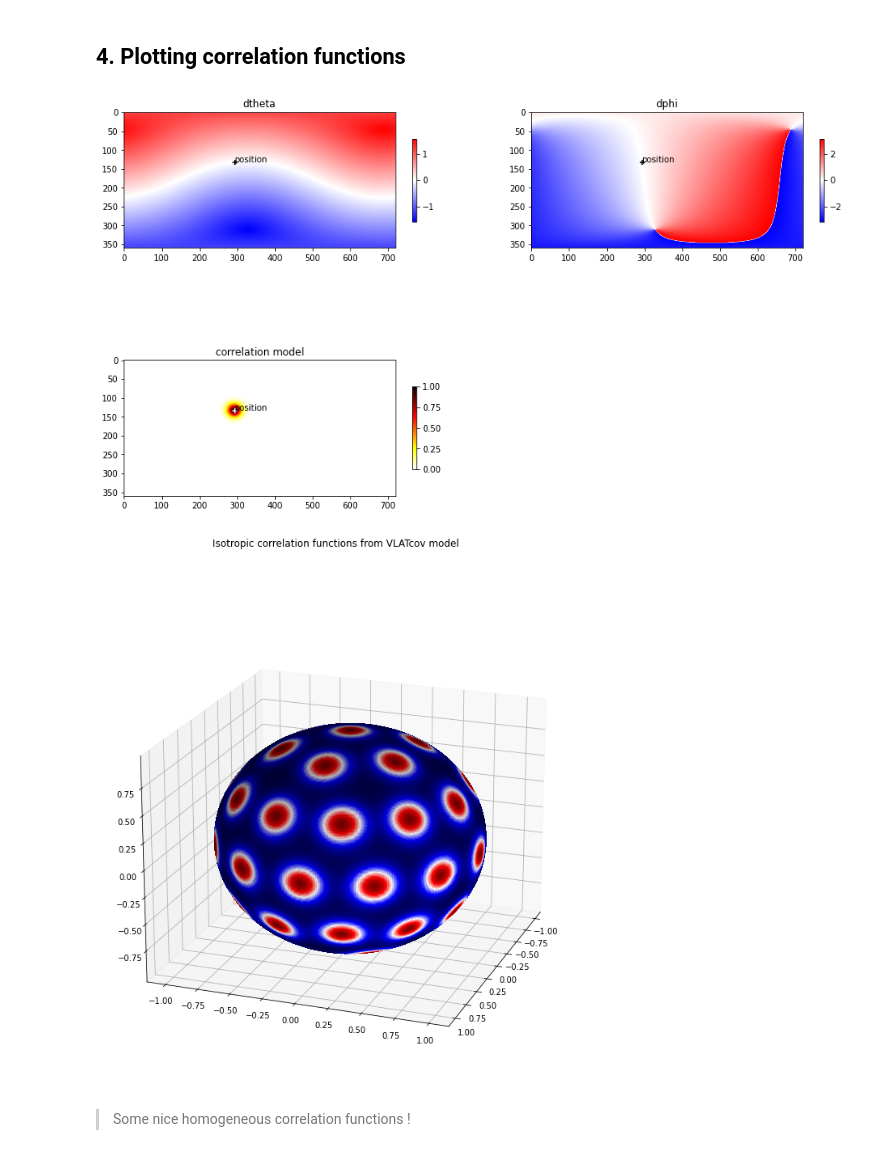
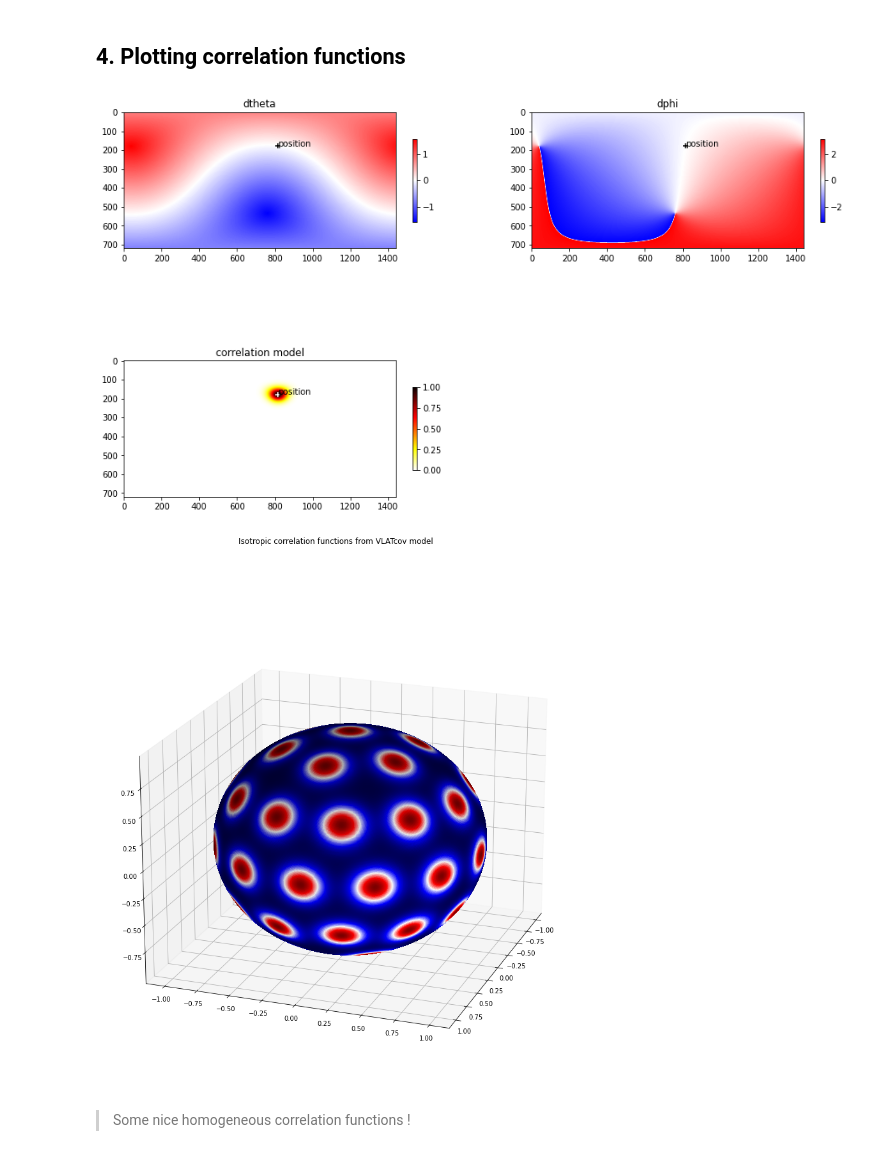
Before and after one commit to antoineperrot/spherical-advection, a Jupyter notebook: 7. PKF VLATcov model for S².ipynb, the cells around one changed output. Drawn from its saved outputs; the diff is of its cells as text; code cells hidden in the pictures.

```diff
--- a/7. PKF VLATcov model for S².ipynb
+++ b/7. PKF VLATcov model for S².ipynb
@@ -46,7 +46,7 @@ __Plan :__
 # %% [markdown]
 ## 1. Defining the lat/lon grid
 # %%
-n = 360
+n = 720
 grid = LatLonGrid(n)
 # %% [markdown]
 # 2. $\delta \mathbf{x}$ in spherical coordinates
@@ -111,20 +111,20 @@ plt.subplot(223,title='correlation model')
 divnorm=colors.Normalize(vmin=0, vmax=cor_func_val.max())
 plt.imshow(cor_func_val.T,cmap='hot_r',norm=divnorm);plt.colorbar(shrink=0.4);plt.scatter(*pos,marker='+',c='w');plt.text(*pos,'position');
 # %% [output]
-[figure, old version]
+[figure, new version]
 # %%
 k=7
 locations_indexes = grid.regular_points_generator_for_sphere(k)
 dxs = [grid.dx_frompoint(pos) for pos in locations_indexes]
 
 sum_cor_funcs = np.array([correlation_model(metric_tensor, dx, pos) for pos, dx in \
                       zip(locations_indexes, dxs)]).sum(axis=0)
 
 
 grid.sphere_plot(sum_cor_funcs,
-                 figsize=(11,11),
+                 figsize=(12,14),
                  title='Isotropic correlation functions from VLATcov model');
 # %% [output]
-[figure, old version]
+[figure, new version]
 # %% [markdown]
 > Some nice homogeneous correlation functions !
```
Also changed, not shown: 1 other file.
